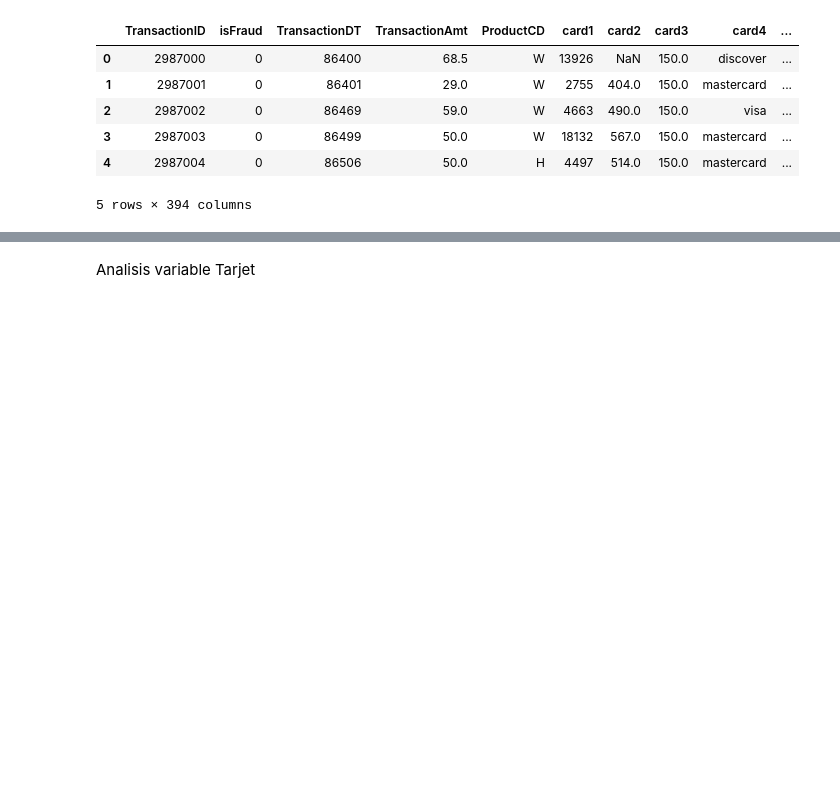
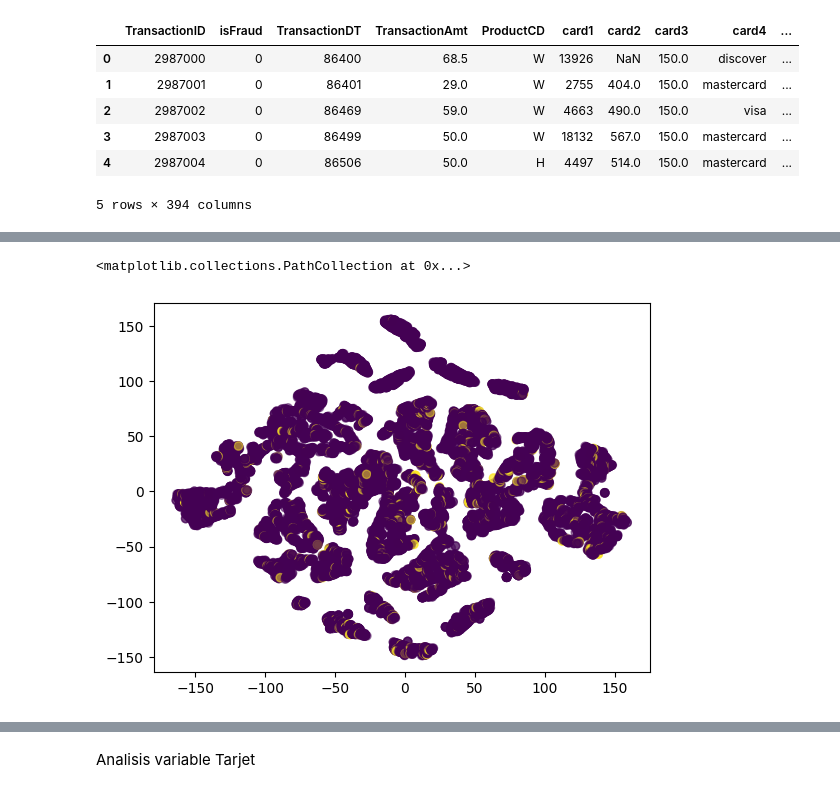
Before and after one commit to AngelMalpartida/Data-Fraud-Detection, a Jupyter notebook: AnalisisExploratorio.ipynb, the cells around one changed output, grey strips where cells are left out. Saved outputs shown, nothing was run; the diff lists cells and outputs as text; code cells hidden in the pictures; blank space fills up the shorter version.

```diff
--- a/AnalisisExploratorio.ipynb
+++ b/AnalisisExploratorio.ipynb
@@ -123,3 +92,15 @@ Index(['ProductCD', 'card4', 'card6', 'P_emaildomain', 'R_emaildomain', 'M1',
        'M2', 'M3', 'M4', 'M5', 'M6', 'M7', 'M8', 'M9'],
       dtype='object')
 Total de columnas categóricas: 14
+# %%
+from sklearn.manifold import TSNE
+
+x = np.array(data[numeric_columns].iloc[:20000, :].drop(columns=['isFraud']).fillna(data[numeric_columns].mean()))
+y = np.array(data['isFraud'].iloc[:20000])
+
+
+
+model=TSNE(n_iter=2000,random_state=42,n_components=2)
+# %%
+x_2d=model.fit_transform(x)
+x_2d.shape
@@ -125,0 +123,5 @@ Total de columnas categóricas: 14
+# %%
+plt.scatter(x_2d[:,0],x_2d[:,1],c=y,alpha=0.5)
+# %% [output]
+<matplotlib.collections.PathCollection at 0x...>
+[figure, added]
```
Also changed, not shown: parts of 20 cells of this notebook, 1 other file.
